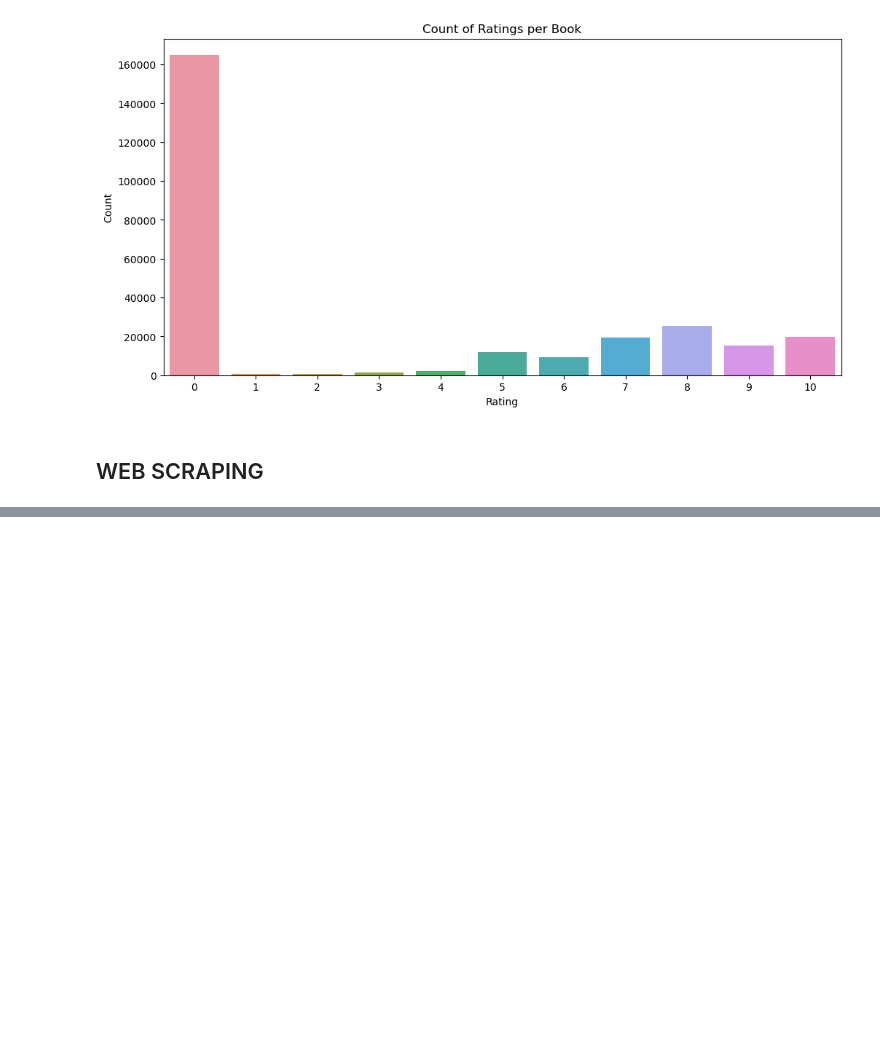
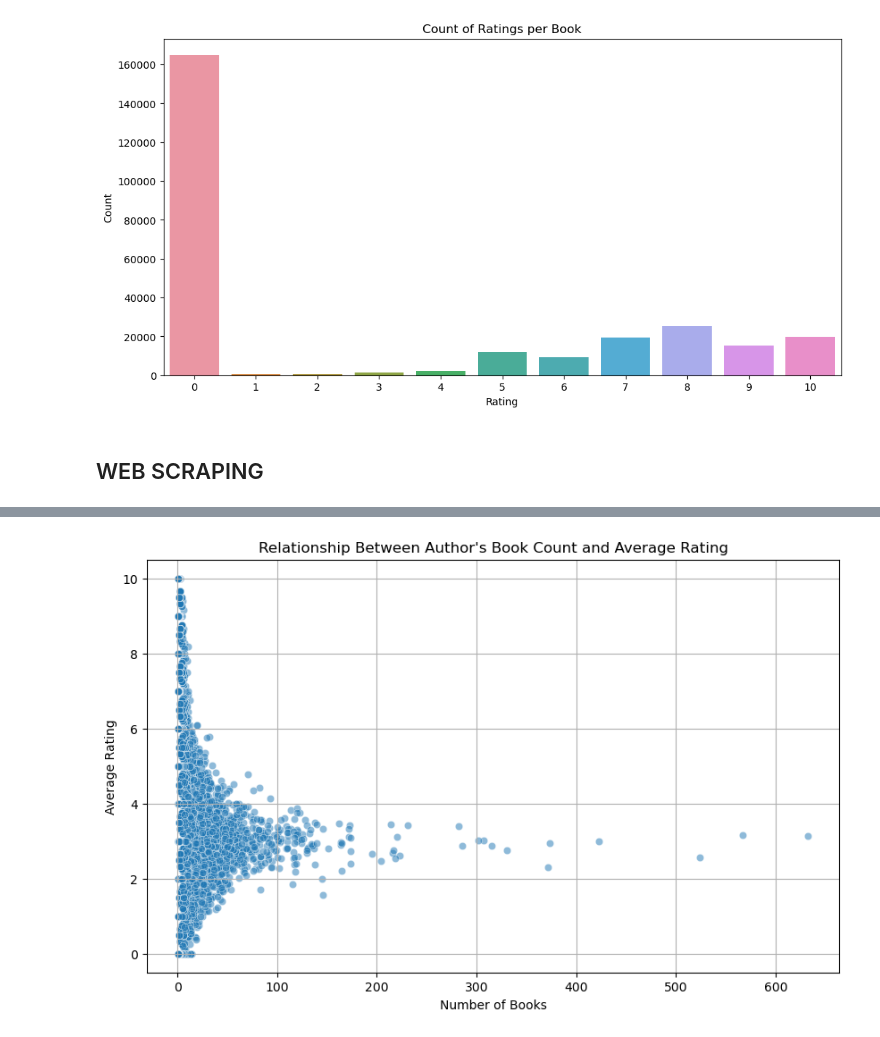
Before and after one commit to nikkirastogi/Exploring-the-World-of-Books, a Jupyter notebook: books_and_reviews.ipynb, the cells around one changed output, grey strips where cells are left out. Cells and saved outputs as stored; diff of their text form; code cells hidden in the pictures; blank space fills up the shorter version.

```diff
--- a/books_and_reviews.ipynb
+++ b/books_and_reviews.ipynb
@@ -329,0 +267,4 @@ plt.show()
+# %%
+from src.book_review.books_inference import BooksInference
+book_inf = BooksInference(df)
+book_inf.author_data()
@@ -329,0 +286,4 @@ plt.show()
+# %%
+book_inf.plot_scatter1()
+# %% [output]
+[figure, added]
```
Also changed, not shown: parts of 23 cells of this notebook, 5 other files.
